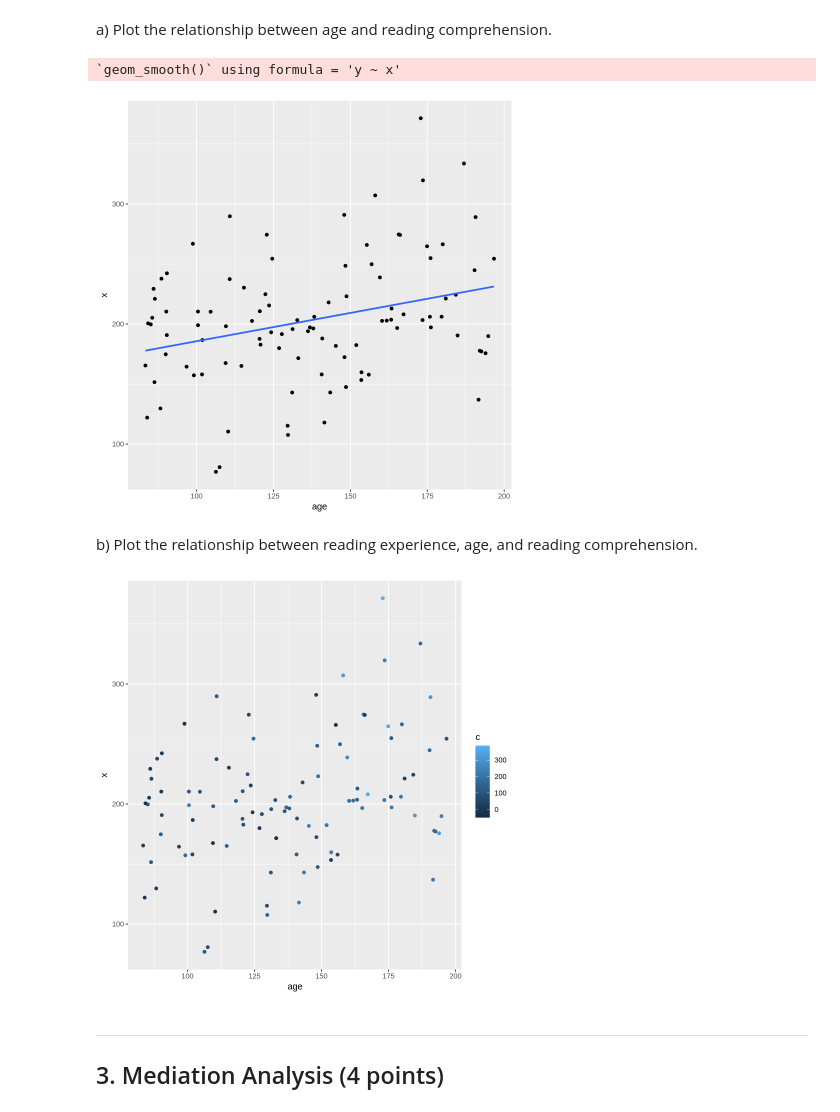
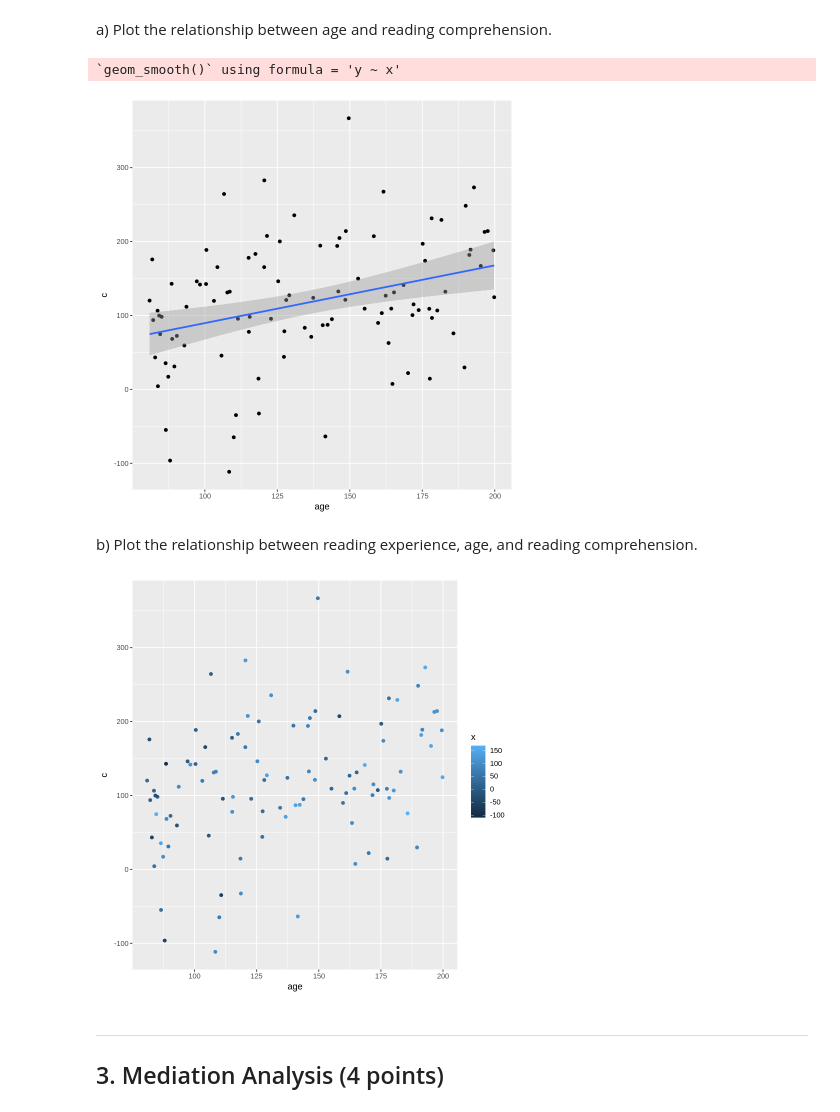
Before and after one commit to jialinli-21/Li_DSPN_S25, a Jupyter notebook: Exercise14.ipynb, the cells around one changed output. Cells and saved outputs as stored; diff of their text form; code cells hidden in the pictures.

```diff
--- a/Exercise14.ipynb
+++ b/Exercise14.ipynb
@@ -35,7 +35,7 @@ sd_c = 85      # standard dev of gaussian noise term, epsilon_c
 simulate_data <- function(sample_size, age_lo, age_hi, beta_xa,
                           beta_x0, sd_x, beta_ca, beta_cx, beta_c0, sd_c) {
       # generate a
-      a = runif(sample_size, age_lo, age_hi)
+      a = runif(sample_size, min = age_lo, max = age_hi)
       epsilon_x = rnorm(sample_size, 0,sd=sd_x)
       x = a*beta_xa+ beta_x0 +epsilon_x
 
@@ -86,19 +86,19 @@ a) Plot the relationship between age and reading comprehension.
 # %%
 library(ggplot2)
 
-ggplot(dat,aes(x=age,y=x)) +
+ggplot(dat,aes(x=age,y=c)) +
   geom_point() +
-  geom_smooth(method="lm",se=FALSE)
+  geom_smooth(method="lm")
 # %% [output]
 `geom_smooth()` using formula = 'y ~ x'
-[figure, old version]
+[figure, new version]
 # %% [markdown]
 b) Plot the relationship between reading experience, age, and reading comprehension.
 # %%
-ggplot(dat,aes(x=age,y=x,color=c)) +
+ggplot(dat,aes(x=age,y=c,color=x)) +
   geom_point()
 # %% [output]
-[figure, old version]
+[figure, new version]
 # %% [markdown]
 ---
 ## 3. Mediation Analysis (4 points)
```
Also changed, not shown: parts of 5 cells of this notebook.
